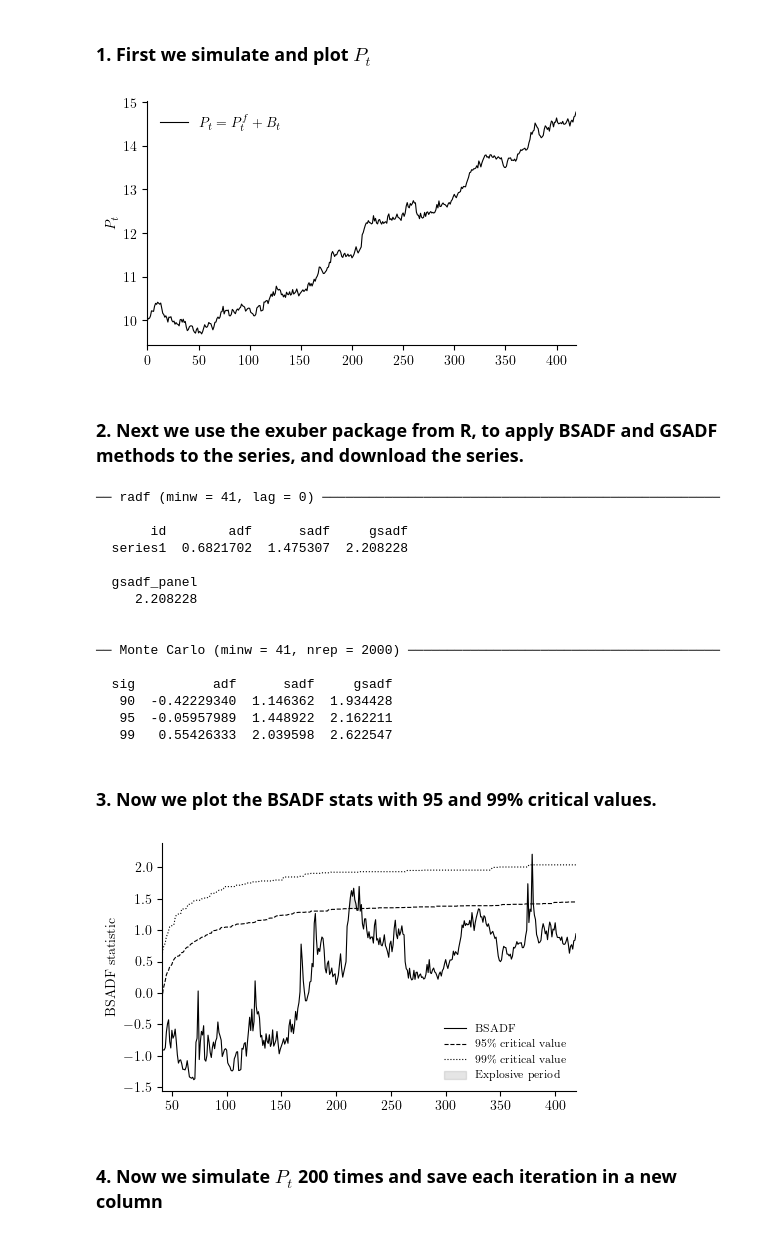
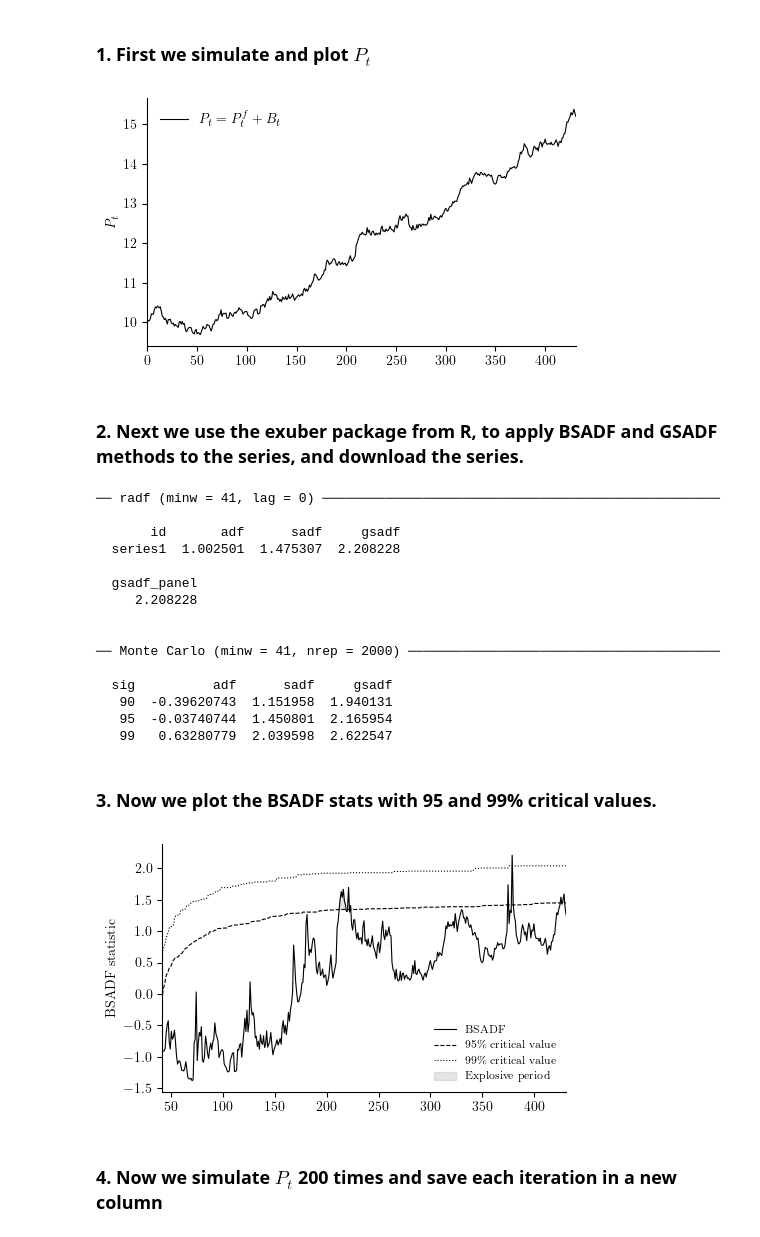
Before and after one commit to emilfriis/Bachelor, a Jupyter notebook: simulation/simulation_nobubble.ipynb, the cells around one changed output. Drawn from its saved outputs; the diff is of its cells as text; code cells hidden in the pictures.

```diff
--- a/simulation/simulation_nobubble.ipynb
+++ b/simulation/simulation_nobubble.ipynb
@@ -42,7 +44,7 @@ Trying to import in ABI mode.
 Pf_nobubble, B_nobubble, P_nobubble = simulation_master.simulate_price_with_bubbles(
 
     # Sample size
-    T = 420,
+    T = 432,
 
     # Fundamental component
     rho_f = 1.0,
@@ -56,34 +58,34 @@ Pf_nobubble, B_nobubble, P_nobubble = simulation_master.simulate_price_with_bubb
     seed = 42,
 
 )
 
 # font
 plt.rcParams['text.usetex'] = True
 plt.rcParams['font.family'] = 'serif'
 
 # plot
 plt.figure(figsize=(5, 3))
 plt.plot(P_nobubble.index, P_nobubble.values, color='black', linewidth=0.8, ls='-', label=r'$P_t = P_t^f + B_t$')
 plt.ylabel(r'$P_t$')
 
 # formatting
 plt.tight_layout()
 plt.gca().yaxis.set_major_formatter(FuncFormatter(lambda x, pos: f"{x:,.0f}".replace(",", ".")))
 # plt.grid(True, alpha=0.5, linestyle='--')
 plt.legend(frameon=False, loc='upper left')
 plt.xlim(P_nobubble.index.min(), P_nobubble.index.max())
 
 # cleaner axes
 plt.gca().spines['top'].set_visible(False)
 plt.gca().spines['right'].set_visible(False)
 
 # save and show
 plt.savefig('plots/P_nobubble.pdf')
 P_nobubble = P_nobubble.rename('P_nobubble')
 P_nobubble.to_csv('data/P_nobubble.csv', index=False)
 plt.show()
 # %% [output]
-[figure, old version]
+[figure, new version]
 # %% [markdown]
 ### 2. Next we use the exuber package from R, to apply BSADF and GSADF methods to the series, and download the series.
 # %%
@@ -121,8 +123,8 @@ write.csv(bsadf_cv, "results/P_nobubble_cv.csv", row.names = FALSE)
 # %% [output]
 ── radf (minw = 41, lag = 0) ───────────────────────────────────────────────────
 
-       id        adf      sadf     gsadf
-  series1  0.6821702  1.475307  2.208228
+       id       adf      sadf     gsadf
+  series1  1.002501  1.475307  2.208228
 
   gsadf_panel
      2.208228
@@ -131,9 +133,9 @@ write.csv(bsadf_cv, "results/P_nobubble_cv.csv", row.names = FALSE)
 ── Monte Carlo (minw = 41, nrep = 2000) ────────────────────────────────────────
 
   sig          adf      sadf     gsadf
-   90  -0.42229340  1.146362  1.934428
-   95  -0.05957989  1.448922  2.162211
-   99   0.55426333  2.039598  2.622547
+   90  -0.39620743  1.151958  1.940131
+   95  -0.03740744  1.450801  2.165954
+   99   0.63280779  2.039598  2.622547
 # %% [markdown]
 ### 3. Now we plot the BSADF stats with 95 and 99% critical values.
 # %%
@@ -178,7 +180,7 @@ plt.gca().spines['right'].set_visible(False)
 plt.savefig("plots/P_nobubble_bsadf.pdf", bbox_inches="tight")
 plt.show()
 # %% [output]
-[figure, old version]
+[figure, new version]
 # %% [markdown]
 ### 4. Now we simulate $P_t$ 200 times and save each iteration in a new column
 # %%
```
Also changed, not shown: parts of 3 cells of this notebook, 10 other files.
